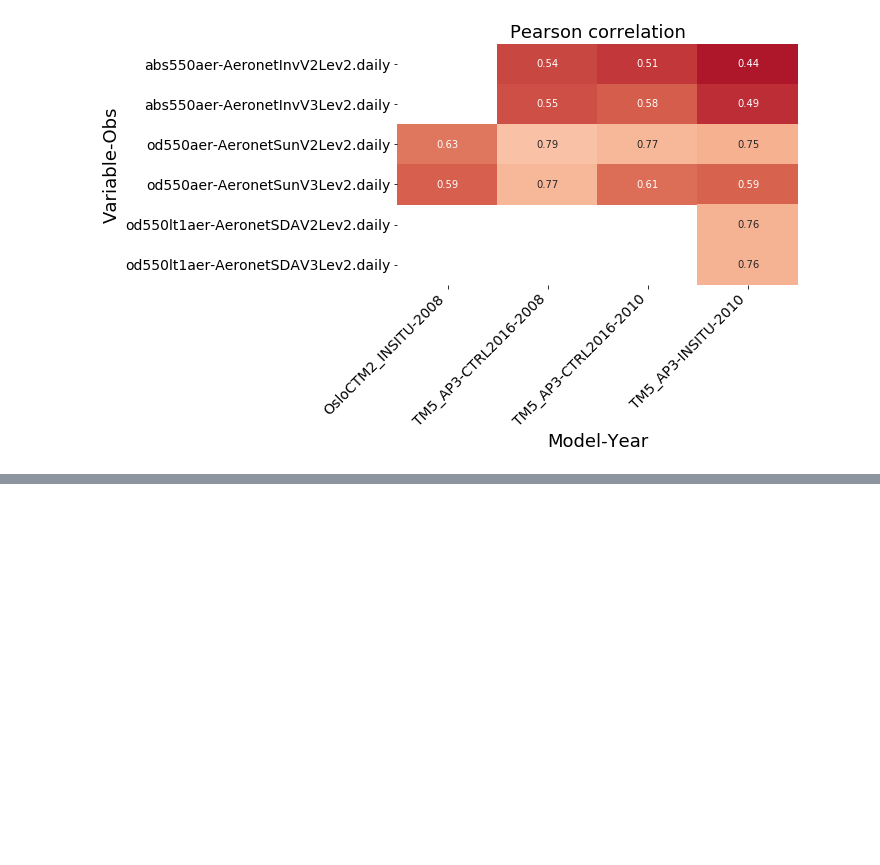
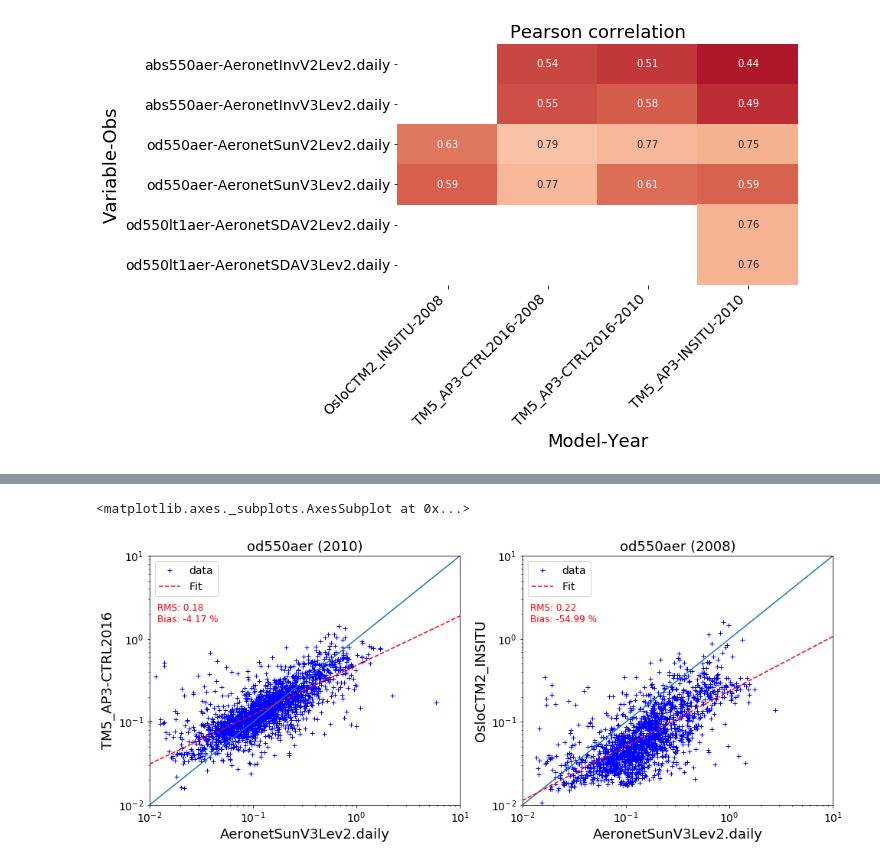
Before and after one commit to jgliss/aerocom_obs_props, a Jupyter notebook: results_overview.ipynb, the cells around one changed output, grey strips where cells are left out. Cells and saved outputs as stored; diff of their text form; code cells hidden in the pictures; blank space fills up the shorter version.

```diff
--- a/results_overview.ipynb
+++ b/results_overview.ipynb
@@ -186,0 +211,34 @@ Text(0.5,1,'Pearson correlation')
+# %%
+import matplotlib.pyplot as plt
+def plot_scatter(res, ax):
+    data=res['data']
+
+
+    x,y = data['obs'], data['model']
+    ax.loglog(x, y, ' +b', label='data')
+    ax.set_xlim([.01, 10])
+    ax.set_ylim([.01, 10])
+    ax.plot([.01, 10], [.01, 10])
+
+    ax.set_xlabel(res['obs_id'])
+    ax.set_ylabel(res['model_id'])
+    ax.set_title('{} ({})'.format(res['var'], res['year']))
+    m, c  = np.polyfit(np.log(x), np.log(y), 1)
+    xvals= np.linspace(.01, 10, 100)
+    y_fit = np.exp(m*np.log(xvals) + c)
+    ax.plot(xvals, y_fit, '--r', label='Fit')
+    ax.text(0.012, 2.2, 'RMS: {:.2f}'.format(res['rms']), color='r', fontsize=12)
+    ax.text(0.012, 1.6, 'Bias: {:.2f} %'.format(res['nmb']), color='r', fontsize=12)
+
+    ax.legend()
+
+    return ax
+
+ex1 = results[1]
+ex2 = results[4]
+fig, (ax1, ax2) = plt.subplots(1,2, figsize=(16, 6))
+plot_scatter(ex1, ax1)
+plot_scatter(ex2, ax2)
+# %% [output]
+<matplotlib.axes._subplots.AxesSubplot at 0x...>
+[figure, added]
```
Also changed, not shown: parts of 11 cells of this notebook, 2 other files.
